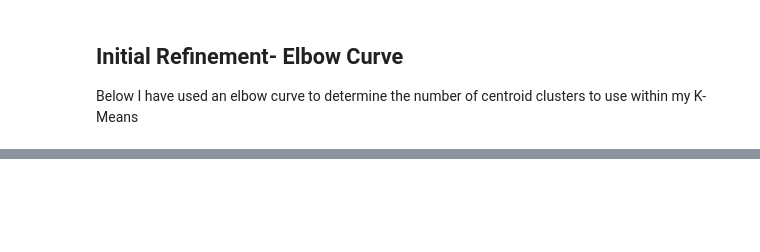
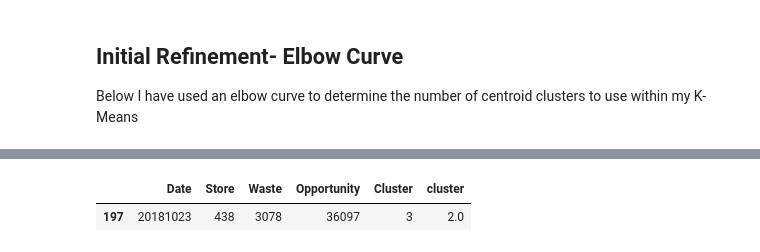
Before and after one commit to paulloughlin/Data-Fellowship-Decoded, a Jupyter notebook: Clustering Analysis.ipynb, the cells around one changed output, grey strips where cells are left out. Cells and saved outputs as stored; diff of their text form; code cells hidden in the pictures; blank space fills up the shorter version.

```diff
--- a/Clustering Analysis.ipynb
+++ b/Clustering Analysis.ipynb
@@ -150,0 +189,6 @@ ax.legend()
+# %%
+filteredData = DF[DF['cluster'] == 2]
+filteredData.head()
+# %% [output]
+|  | Date | Store | Waste | Opportunity | Cluster | cluster |
+| 197 | 20181023 | 438 | 3078 | 36097 | 3 | 2.0 |
```
Also changed, not shown: parts of 21 cells of this notebook.
